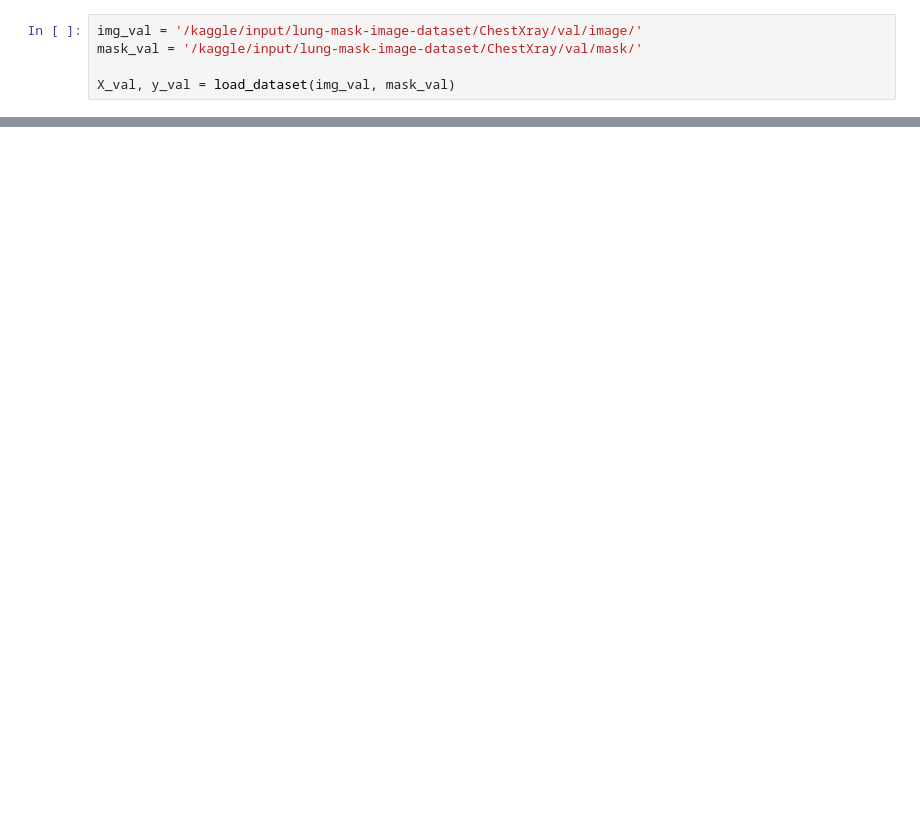
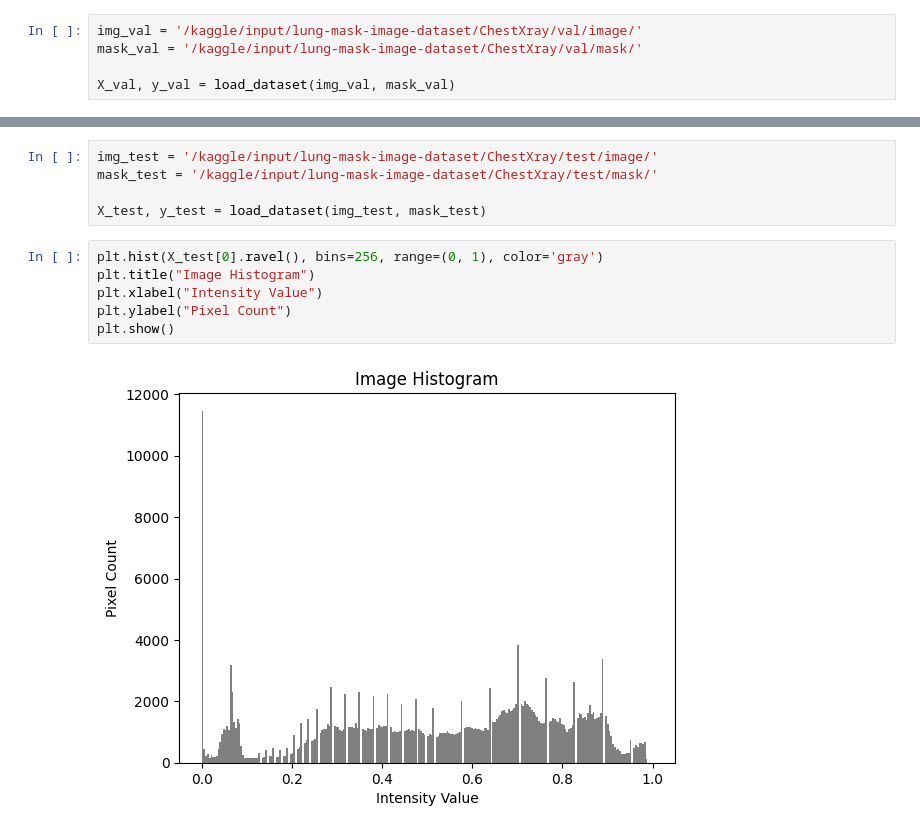
Before and after one commit to RaduTuodr/UNet_LungMask, a Jupyter notebook: u-net-model.ipynb, the cells around one changed output, grey strips where cells are left out. Saved outputs shown, nothing was run; the diff lists cells and outputs as text; blank space fills up the shorter version.

```diff
--- a/u-net-model.ipynb
+++ b/u-net-model.ipynb
@@ -227,0 +223,13 @@ plt.show()
+# %%
+img_test = '/kaggle/input/lung-mask-image-dataset/ChestXray/test/image/'
+mask_test = '/kaggle/input/lung-mask-image-dataset/ChestXray/test/mask/'
+
+X_test, y_test = load_dataset(img_test, mask_test)
+# %%
+plt.hist(X_test[0].ravel(), bins=256, range=(0, 1), color='gray')
+plt.title("Image Histogram")
+plt.xlabel("Intensity Value")
+plt.ylabel("Pixel Count")
+plt.show()
+# %% [output]
+[figure, added]
```
Also changed, not shown: parts of 12 cells of this notebook.
